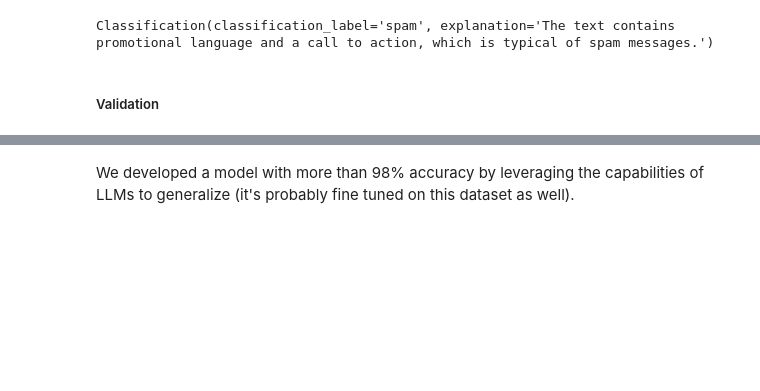
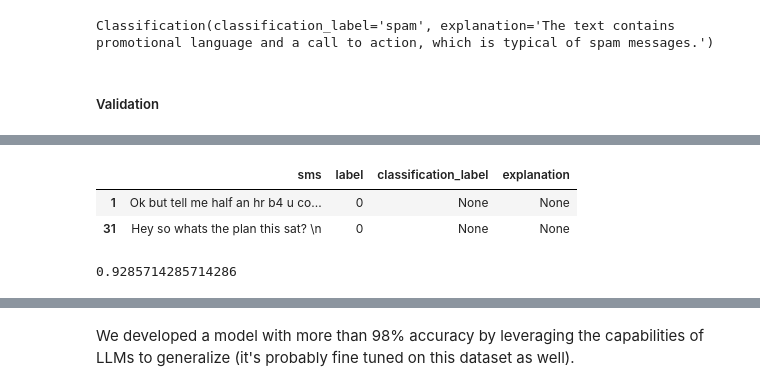
Before and after one commit to Sandeep42/llm_nlp_tutorials, a Jupyter notebook: 01.TextClassfication.ipynb, the cells around one changed output, grey strips where cells are left out. Cells and saved outputs as stored; diff of their text form; code cells hidden in the pictures; blank space fills up the shorter version.

```diff
--- a/01.TextClassfication.ipynb
+++ b/01.TextClassfication.ipynb
@@ -158,7 +178,6 @@ def generate_samples(dataset, num_samples_per_class=5, label_column=None, text_c
     unique_labels = dataset.unique(label_column)
     dataset = dataset.shuffle(seed=42)
     label_names = dataset.features[label_column].names
-
     # Initialize a dictionary to store samples per class name
     samples_per_class = {label_name: [] for label_name in label_names}
 
@@ -177,7 +196,7 @@ def generate_samples(dataset, num_samples_per_class=5, label_column=None, text_c
 
     # Yield (text, label) pairs
     for each_sample in label_text_pairs:
-        yield (each_sample['text'].strip(), each_sample['label'].strip())
+        yield (norm_text(each_sample['text'].strip()), each_sample['label'].strip())
 # %%
 samples = generate_samples(ds['train'],text_column='sms',label_column='label')
 # %%
@@ -265,2 +267,2 @@ prompt.messages
 # %%
-llama_70b_llm_cls_head = llama_70b_llm.with_structured_output(Classification)
+llama_70b_llm_cls_head
@@ -335,0 +387,33 @@ few_shot_results[few_shot_results['label'] != few_shot_results['classification_i
+# %%
+def run_few_shot_classification(ds, model, template, samples, text_column= "sms", classes="Spam or Ham"):
+    """
+    Runs few-shot classification on a given dataset.
+
+    Parameters:
+    - ds: The dataset containing test samples.
+    - model: The language model to invoke for classification.
+    - template: The template string to generate prompts.
+    - samples: The few-shot examples to include in the prompt.
+    - classes: The classes for text classification. Default is "Spam or Ham".
+
+    Returns:
+    - A list of classified samples with labels and explanations.
+    """
+    few_shot_results = []
+
+    for each_sample in tqdm(ds['test']):
+        template_data = {
+            "text_classfication_classes": classes,
+            "text": each_sample['sms'].strip(),
+            "samples": samples
+        }
+        few_shot_prompt = Prompt(
+            raw_template=template,
+            template_data=template_data
+        )
+        validation = model.invoke(few_shot_prompt.messages)
+        each_sample['classification_label'] = validation.classification_label
+        each_sample['explanation'] = validation.explanation
+        few_shot_results.append(each_sample)
+
+    return few_shot_results
@@ -335,0 +436,3 @@ few_shot_results[few_shot_results['label'] != few_shot_results['classification_i
+# %%
+few_shot_results = run_few_shot_classification(ds, llama_70b_llm_cls_head,
+                            few_shot_template, samples=samples, text_column= "sms", classes="Spam or Ham")
@@ -335,0 +441,6 @@ few_shot_results[few_shot_results['label'] != few_shot_results['classification_i
+# %%
+few_shot_results[few_shot_results['classification_label'].isna()]
+# %% [output]
+|  | sms | label | classification_label | explanation |
+| 1 | Ok but tell me half an hr b4 u co... | 0 | None | None |
+| 31 | Hey so whats the plan this sat? \n | 0 | None | None |
@@ -335,0 +451,5 @@ few_shot_results[few_shot_results['label'] != few_shot_results['classification_i
+# %%
+# Acuuracy
+(few_shot_results['label'] == few_shot_results['classification_id']).sum() / zero_shot_results.shape[0]
+# %% [output]
+0.9285714285714286
```
Also changed, not shown: parts of 59 cells of this notebook.
